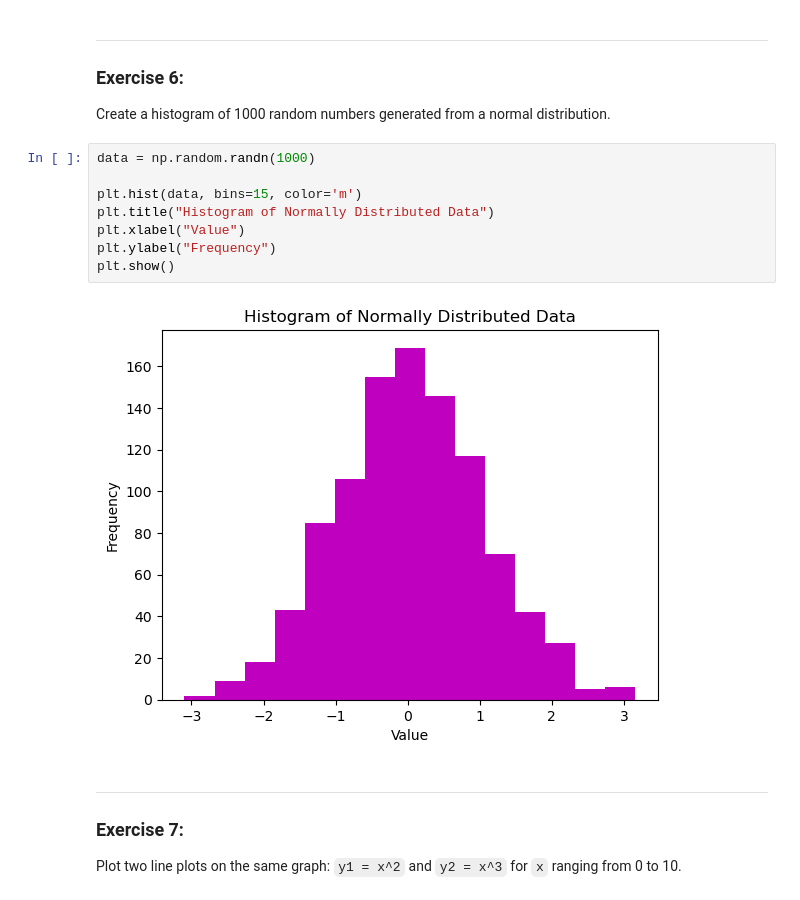
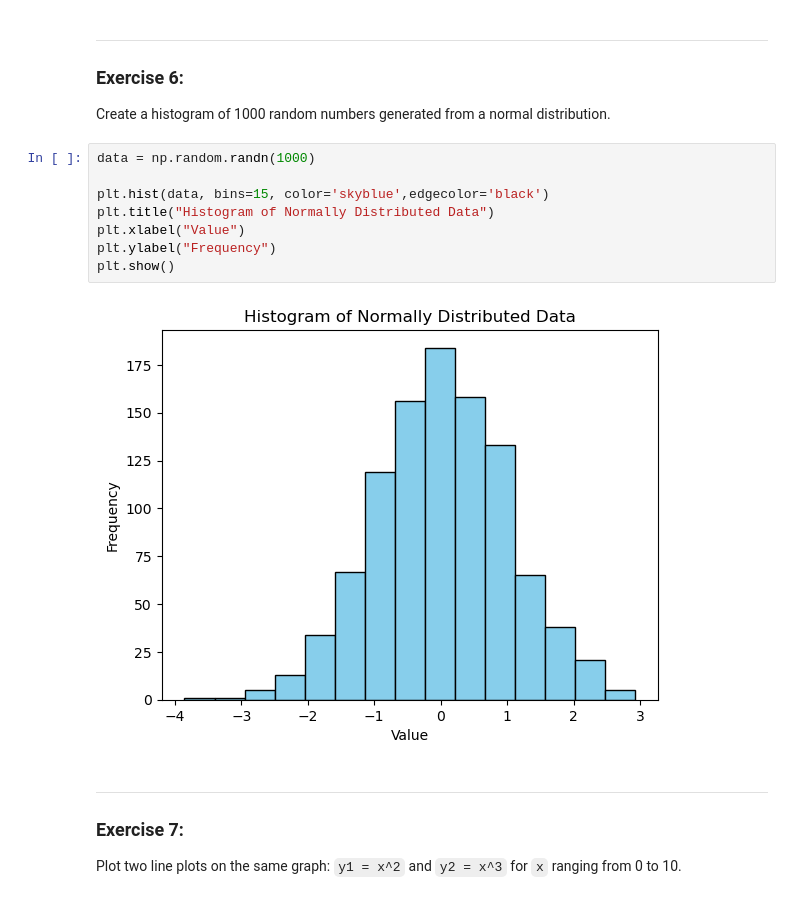
Before and after one commit to JoyeuseNiwe/TekHer-Python-Basics, a Jupyter notebook: Practical_7.ipynb, the cells around one changed output. Cells and saved outputs as stored; diff of their text form.

```diff
--- a/Practical_7.ipynb
+++ b/Practical_7.ipynb
@@ -103,13 +106,13 @@ Create a histogram of 1000 random numbers generated from a normal distribution.
 # %%
 data = np.random.randn(1000)
 
-plt.hist(data, bins=15, color='m')
+plt.hist(data, bins=15, color='skyblue',edgecolor='black')
 plt.title("Histogram of Normally Distributed Data")
 plt.xlabel("Value")
 plt.ylabel("Frequency")
 plt.show()
 # %% [output]
-[figure, old version]
+[figure, new version]
 # %% [markdown]
 
 ---
```
Also changed, not shown: parts of 40 cells of this notebook.
